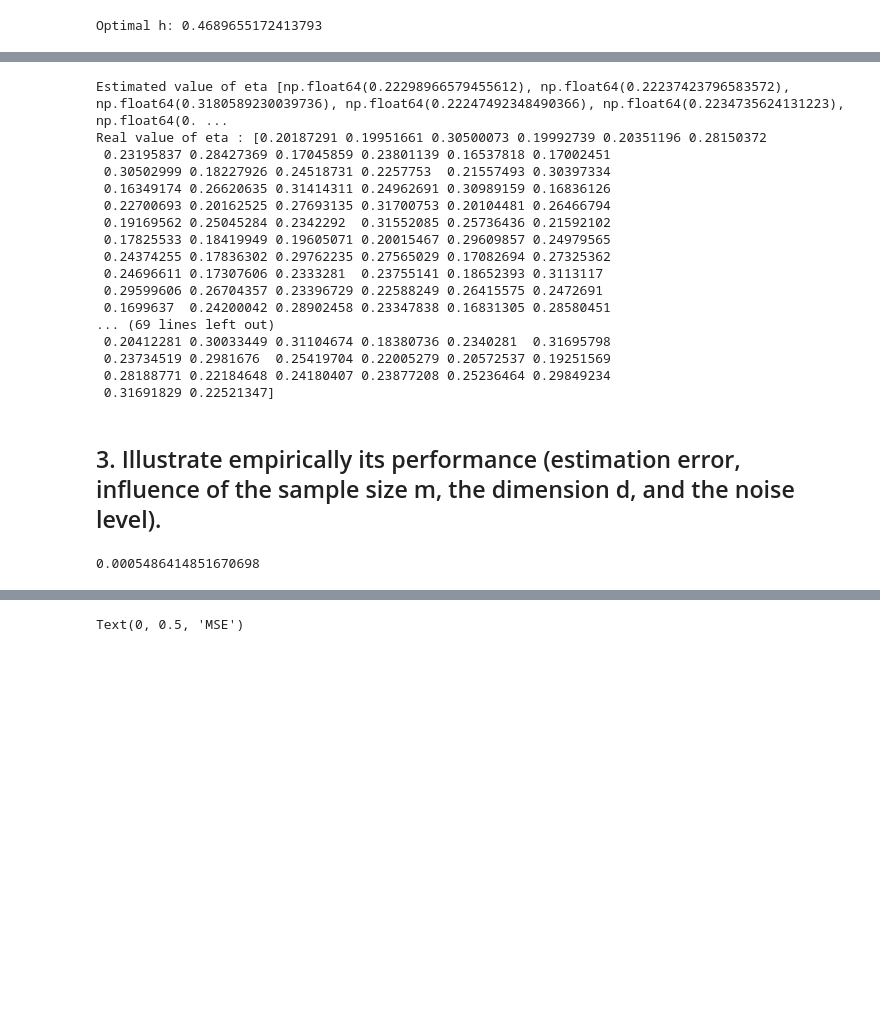
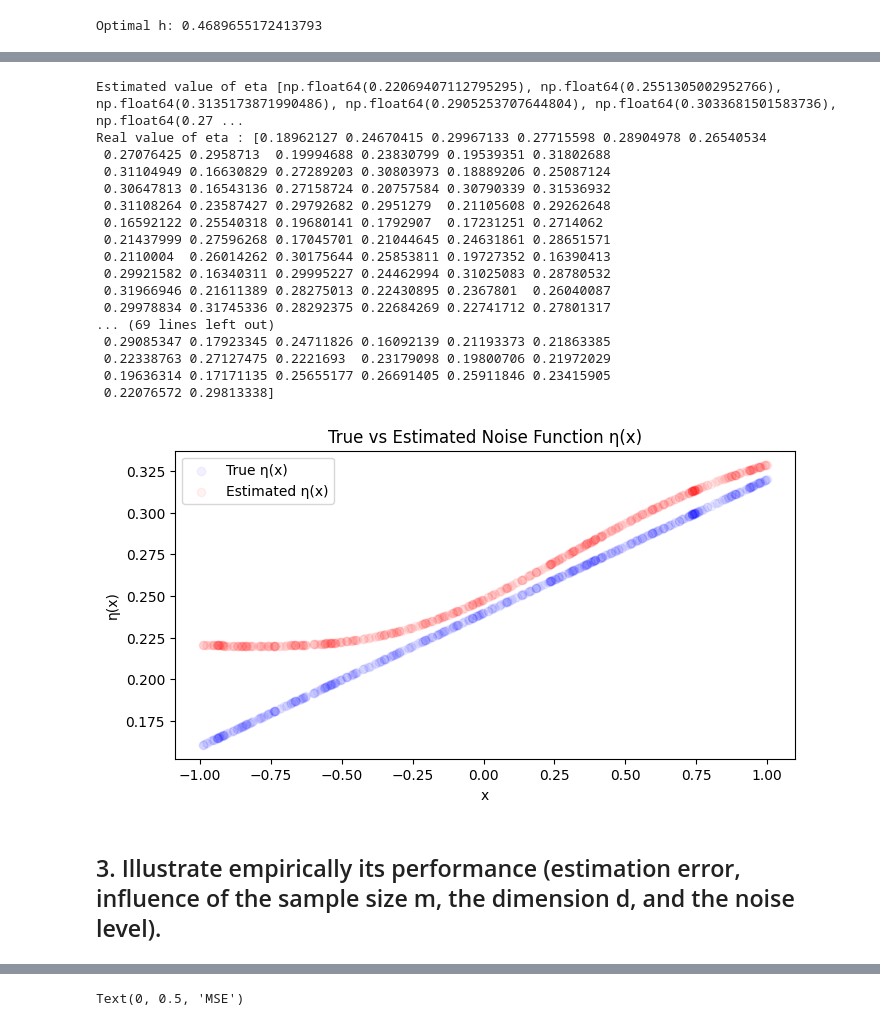
Before and after one commit to RaniaZougari/SL_Project, a Jupyter notebook: Simulation.ipynb, the cells around one changed output, grey strips where cells are left out. Drawn from its saved outputs; the diff is of its cells as text; code cells hidden in the pictures; blank space fills up the shorter version.

```diff
--- a/Simulation.ipynb
+++ b/Simulation.ipynb
@@ -180,42 +174,41 @@ Optimal h: 0.4689655172413793
 # %%
 X_test, Y_test, Z_test, eta_true = generate_data(m,d,eta_linear,eta_max)
 estimated_eta = []
 for x in X_test :
     estimated_eta.append(eta_estimator(X,Z,x,h_opt))
 
 print(f"Estimated value of eta {estimated_eta}")
 print(f"Real value of eta : {eta_true}")
+
+# Plot estimated vs true eta
+plt.figure(figsize=(8, 4))
+plt.scatter(X_test[:,0], eta_true, label='True η(x)', color='blue', alpha=0.05)
+plt.scatter(X_test[:,0], estimated_eta, label='Estimated η(x)', color='red', alpha=0.05)
+plt.title('True vs Estimated Noise Function η(x)')
+plt.xlabel('x')
+plt.ylabel('η(x)')
+plt.legend()
+plt.show()
 # %% [output]
-Estimated value of eta [np.float64(0.22298966579455612), np.float64(0.22237423796583572), np.float64(0.3180589230039736), np.float64(0.22247492348490366), np.float64(0.2234735624131223), np.float64(0. ...
-Real value of eta : [0.20187291 0.19951661 0.30500073 0.19992739 0.20351196 0.28150372
- 0.23195837 0.28427369 0.17045859 0.23801139 0.16537818 0.17002451
- 0.30502999 0.18227926 0.24518731 0.2257753  0.21557493 0.30397334
- 0.16349174 0.26620635 0.31414311 0.24962691 0.30989159 0.16836126
- 0.22700693 0.20162525 0.27693135 0.31700753 0.20104481 0.26466794
- 0.19169562 0.25045284 0.2342292  0.31552085 0.25736436 0.21592102
- 0.17825533 0.18419949 0.19605071 0.20015467 0.29609857 0.24979565
- 0.24374255 0.17836302 0.29762235 0.27565029 0.17082694 0.27325362
- 0.24696611 0.17307606 0.2333281  0.23755141 0.18652393 0.3113117
- 0.29599606 0.26704357 0.23396729 0.22588249 0.26415575 0.2472691
- 0.1699637  0.24200042 0.28902458 0.23347838 0.16831305 0.28580451
+Estimated value of eta [np.float64(0.22069407112795295), np.float64(0.2551305002952766), np.float64(0.3135173871990486), np.float64(0.2905253707644804), np.float64(0.3033681501583736), np.float64(0.27 ...
+Real value of eta : [0.18962127 0.24670415 0.29967133 0.27715598 0.28904978 0.26540534
+ 0.27076425 0.2958713  0.19994688 0.23830799 0.19539351 0.31802688
+ 0.31104949 0.16630829 0.27289203 0.30803973 0.18889206 0.25087124
+ 0.30647813 0.16543136 0.27158724 0.20757584 0.30790339 0.31536932
+ 0.31108264 0.23587427 0.29792682 0.2951279  0.21105608 0.29262648
+ 0.16592122 0.25540318 0.19680141 0.1792907  0.17231251 0.2714062
+ 0.21437999 0.27596268 0.17045701 0.21044645 0.24631861 0.28651571
+ 0.2110004  0.26014262 0.30175644 0.25853811 0.19727352 0.16390413
+ 0.29921582 0.16340311 0.29995227 0.24462994 0.31025083 0.28780532
+ 0.31966946 0.21611389 0.28275013 0.22430895 0.2367801  0.26040087
+ 0.29978834 0.31745336 0.28292375 0.22684269 0.22741712 0.27801317
 ... (69 lines left out)
- 0.20412281 0.30033449 0.31104674 0.18380736 0.2340281  0.31695798
- 0.23734519 0.2981676  0.25419704 0.22005279 0.20572537 0.19251569
- 0.28188771 0.22184648 0.24180407 0.23877208 0.25236464 0.29849234
- 0.31691829 0.22521347]
+ 0.29085347 0.17923345 0.24711826 0.16092139 0.21193373 0.21863385
+ 0.22338763 0.27127475 0.2221693  0.23179098 0.19800706 0.21972029
+ 0.19636314 0.17171135 0.25655177 0.26691405 0.25911846 0.23415905
+ 0.22076572 0.29813338]
+[figure, added]
 # %% [markdown]
 ## 3. Illustrate empirically its performance (estimation error, influence of the sample size m, the dimension d, and the noise level).
 # %%
 result_estimator = np.array(estimated_eta)
-# %%
-#Estimation error
-
-def MSE(eta,eta_hat):
-    error = 0
-    error = (eta - eta_hat)**2
-
-    return(np.mean(error))
-
-print(MSE(eta_true,result_estimator))
-# %% [output]
-0.0005486414851670698
```
Also changed, not shown: parts of 6 cells of this notebook.
